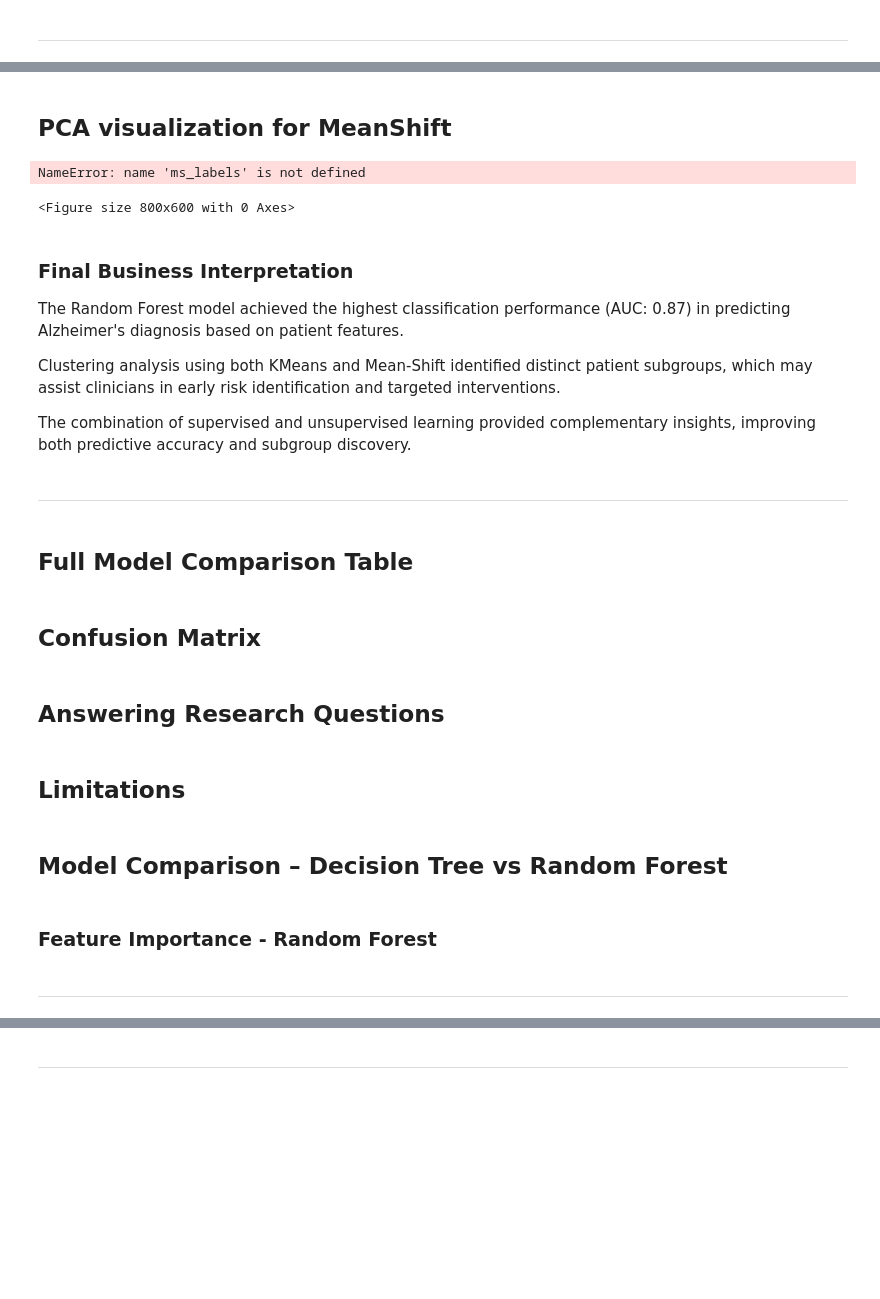
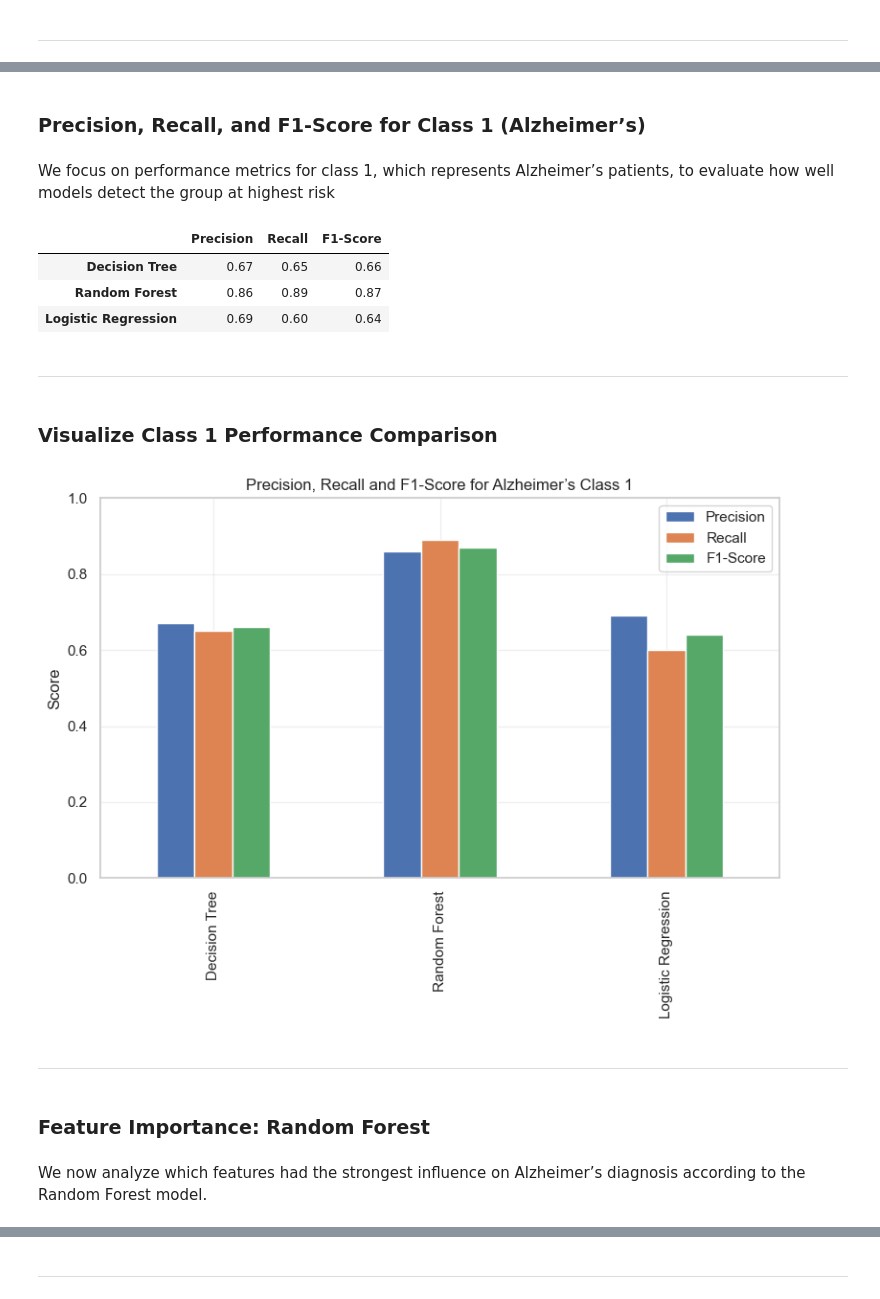
Before and after one commit to FeliciaFavrholdt/BI_EXAM, a Jupyter notebook: Analysis/notebooks/06_Results_And_Interpretation.ipynb.ipynb, the cells around one changed output, grey strips where cells are left out. Saved outputs shown, nothing was run; the diff lists cells and outputs as text; code cells hidden in the pictures; blank space fills up the shorter version.

```diff
--- a/Analysis/notebooks/06_Results_And_Interpretation.ipynb.ipynb
+++ b/Analysis/notebooks/06_Results_And_Interpretation.ipynb.ipynb
@@ -215,50 +163,38 @@ NameError: name 'labels' is not defined
-# %% [markdown]
-## PCA visualization for MeanShift
-# %%
-plt.figure(figsize=(8, 6))
-
-for cluster in sorted(set(ms_labels)):
-    plt.scatter(
-        X_pca[ms_labels == cluster, 0],
-        X_pca[ms_labels == cluster, 1],
-        color=colors[cluster % len(colors)],
-        label=cluster_labels.get(cluster, f"Cluster {cluster}"),
-        alpha=0.7,
-        edgecolor='black',
-        s=80
-    )
-
-plt.title("Mean-Shift Clustering Visualization (PCA Reduced)")
-plt.xlabel("PCA 1")
-plt.ylabel("PCA 2")
-plt.legend(title="Clusters", bbox_to_anchor=(1.05, 1), loc='upper left')
-plt.grid(alpha=0.3)
-plt.tight_layout()
-plt.show()
-# %% [output]
-NameError: name 'ms_labels' is not defined
-<Figure size 800x600 with 0 Axes>
-# %% [markdown]
-### Final Business Interpretation
-
-The Random Forest model achieved the highest classification performance (AUC: 0.87) in predicting Alzheimer's diagnosis based on patient features.
-
-Clustering analysis using both KMeans and Mean-Shift identified distinct patient subgroups, which may assist clinicians in early risk identification and targeted interventions.
-
-The combination of supervised and unsupervised learning provided complementary insights, improving both predictive accuracy and subgroup discovery.
+# %% [markdown]
+### Precision, Recall, and F1-Score for Class 1 (Alzheimer’s)
+# %% [markdown]
+We focus on performance metrics for class 1, which represents Alzheimer’s patients, to evaluate how well models detect the group at highest risk
+# %%
+comparison_df = pd.DataFrame({
+'Decision Tree': {'Precision': 0.67, 'Recall': 0.65, 'F1-Score': 0.66},
+'Random Forest': {'Precision': 0.86, 'Recall': 0.89, 'F1-Score': 0.87},
+'Logistic Regression': {'Precision': 0.69, 'Recall': 0.60, 'F1-Score': 0.64}
+}).T
+
+comparison_df = comparison_df.round(2)
+display(comparison_df)
+# %% [output]
+|  | Precision | Recall | F1-Score |
+| Decision Tree | 0.67 | 0.65 | 0.66 |
+| Random Forest | 0.86 | 0.89 | 0.87 |
+| Logistic Regression | 0.69 | 0.60 | 0.64 |
 # %% [markdown]
 ---
-# %% [markdown]
-## Full Model Comparison Table
-# %% [markdown]
-## Confusion Matrix
-# %% [markdown]
-## Answering Research Questions
-# %% [markdown]
-## Limitations
-# %% [markdown]
-## Model Comparison – Decision Tree vs Random Forest
-# %% [markdown]
-### Feature Importance - Random Forest
+# %% [markdown]
+### Visualize Class 1 Performance Comparison
+# %%
+comparison_df.plot(kind='bar', figsize=(8, 6))
+plt.title('Precision, Recall and F1-Score for Alzheimer’s Class 1')
+plt.ylabel('Score')
+plt.ylim(0, 1)
+plt.grid(alpha=0.3)
+plt.tight_layout()
+plt.show()
+# %% [output]
+[figure, added]
 # %% [markdown]
 ---
+# %% [markdown]
+### Feature Importance: Random Forest
+# %% [markdown]
+We now analyze which features had the strongest influence on Alzheimer’s diagnosis according to the Random Forest model.
```
Also changed, not shown: parts of 53 cells of this notebook, 1 other file.
